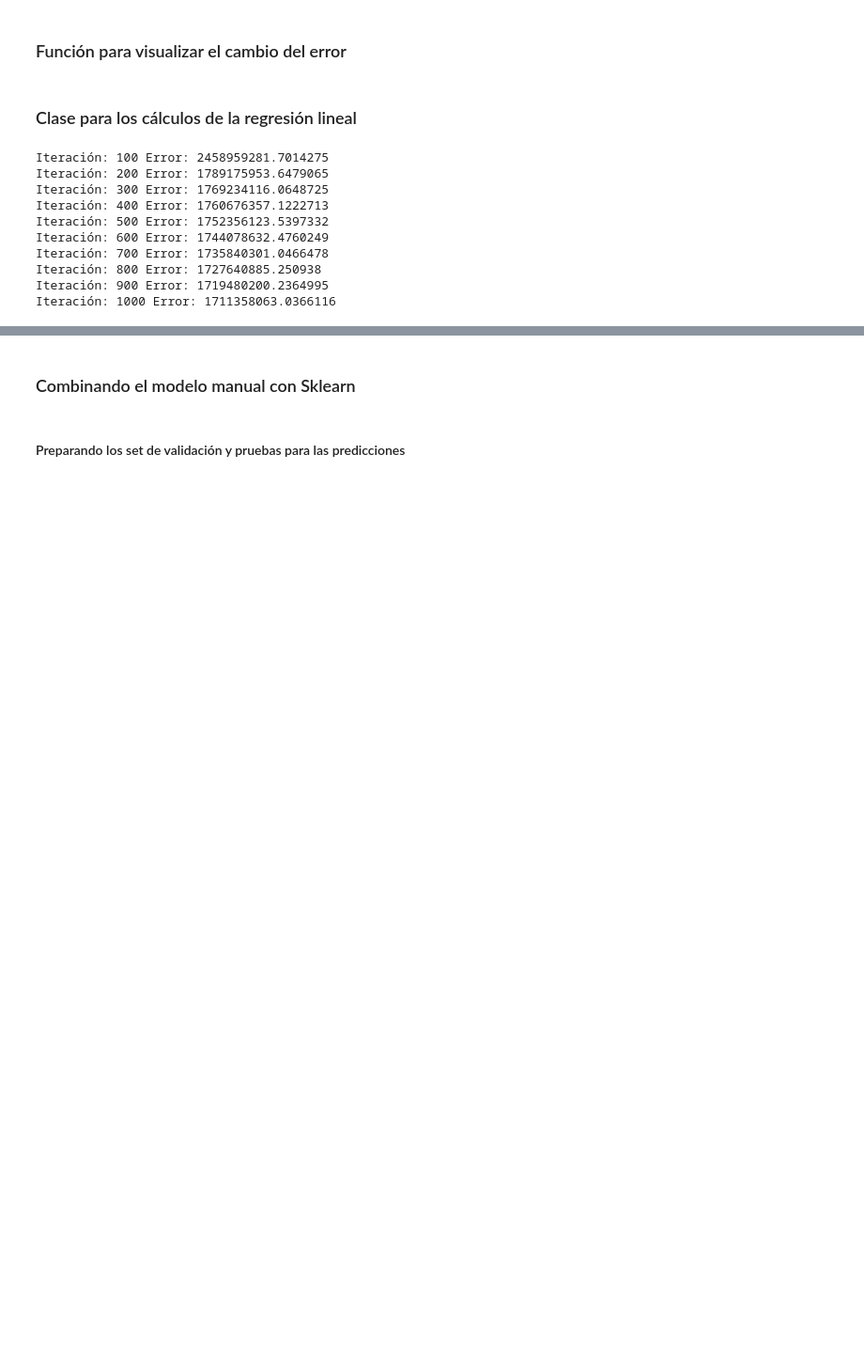
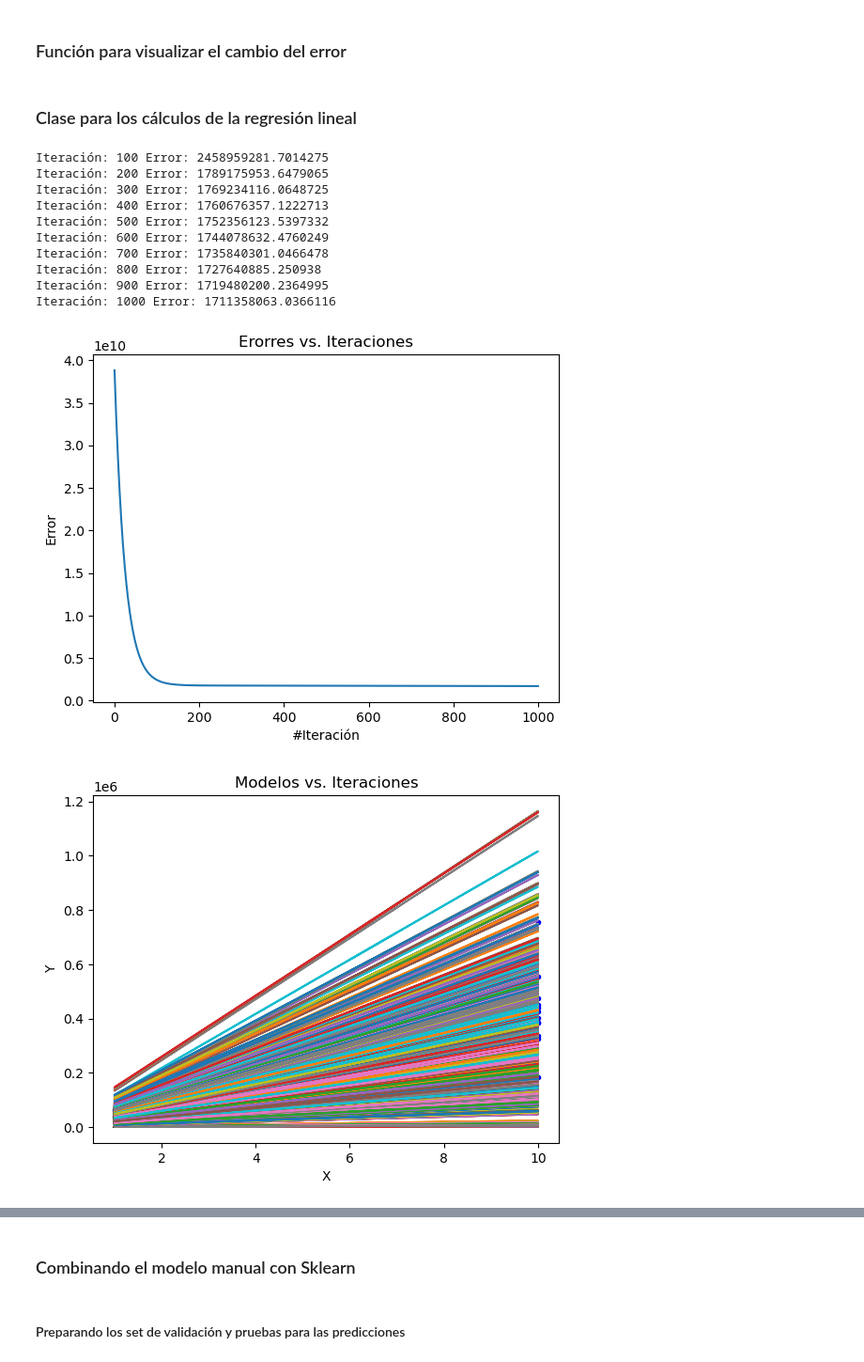
Before and after one commit to fernandosagastume/Proyecto1-DataSciencePy, a Jupyter notebook: src_code.ipynb, the cells around one changed output, grey strips where cells are left out. Shown: that part at 94% size. Cells and saved outputs as stored; diff of their text form; code cells hidden in the pictures; blank space fills up the shorter version.

```diff
--- a/src_code.ipynb
+++ b/src_code.ipynb
@@ -217,17 +218,16 @@ class RegresionLineal:
         # Agregamos una columna de unos para la variable independiente
         X = np.column_stack((x, np.ones(x.shape[0])))
 
-        # Inicializamos el vector de predicciones
-        y_pred = np.zeros((x.shape[0], len(self.modelos)))
+        # Concatenamos los betas de los modelos para crear una matriz de coeficientes
+        betas = np.concatenate(list(self.modelos.values()), axis=1)
 
-        # Recorremos los modelos y hacemos la predicción con cada uno
-        for i, beta in self.modelos.items():
-            y_pred[:, i] = np.dot(X, beta).reshape(-1)
+        # Hacemos el producto punto de la matriz de coeficientes con la matriz de características X
+        y_pred = np.dot(X, betas)
 
         # Calculamos la predicción promedio de todos los modelos
         y_prom = np.mean(y_pred, axis=1)
 
-        return y_pred, y_prom
+        return y_prom
 
     def plot_errores(self):
         plt.plot(range(len(self.errores)), self.errores.values())
@@ -247,19 +247,6 @@ class RegresionLineal:
         plt.xlabel('X')
         plt.ylabel('Y')
         plt.show()
-
-    def predecir_ambos(manual, sklearn, x):
-        # Realizar predicción con modelo entrenado manualmente
-        #y_pred_manual =
-
-        # Realizar predicción con modelo de Scikit-learn
-        #y_pred_sklearn =
-
-        # Combinar ambas predicciones mediante promedio
-        #y_pred_total = np.mean([y_pred_manual, y_pred_sklearn], axis=0)
-
-        #return y_pred_manual, y_pred_sklearn, y_pred_combined
-        return 0
 # %%
 # Se setean las variables para el entrenamiento con X1
 X1_INDEP = dframe["X1"].values
@@ -280,19 +267,21 @@ RL_X2 = RegresionLineal()
 # %%
-# Se realiza el entrenamiento X2
+# Se realiza el entrenamiento X1
 RL_X1.entrenar(X1_INDEP, Y_DEP, epochs, print_errors, learning_rate)
-#RL_X1.plot_errores()
-#RL_X1.plot_modelos(n_plot_modelos, X1_INDEP, Y_DEP)
+RL_X1.plot_errores()
+RL_X1.plot_modelos(n_plot_modelos, X1_INDEP, Y_DEP)
 # %% [output]
 Iteración: 100 Error: 2458959281.7014275
 Iteración: 200 Error: 1789175953.6479065
 Iteración: 300 Error: 1769234116.0648725
 Iteración: 400 Error: 1760676357.1222713
 Iteración: 500 Error: 1752356123.5397332
 Iteración: 600 Error: 1744078632.4760249
 Iteración: 700 Error: 1735840301.0466478
 Iteración: 800 Error: 1727640885.250938
 Iteración: 900 Error: 1719480200.2364995
 Iteración: 1000 Error: 1711358063.0366116
+[figure, added]
+[figure, added]
 # %%
 # Se setean los parámetros para las iteraciones de X2
 epochs_1 = 50
```
Also changed, not shown: parts of 17 cells of this notebook.
